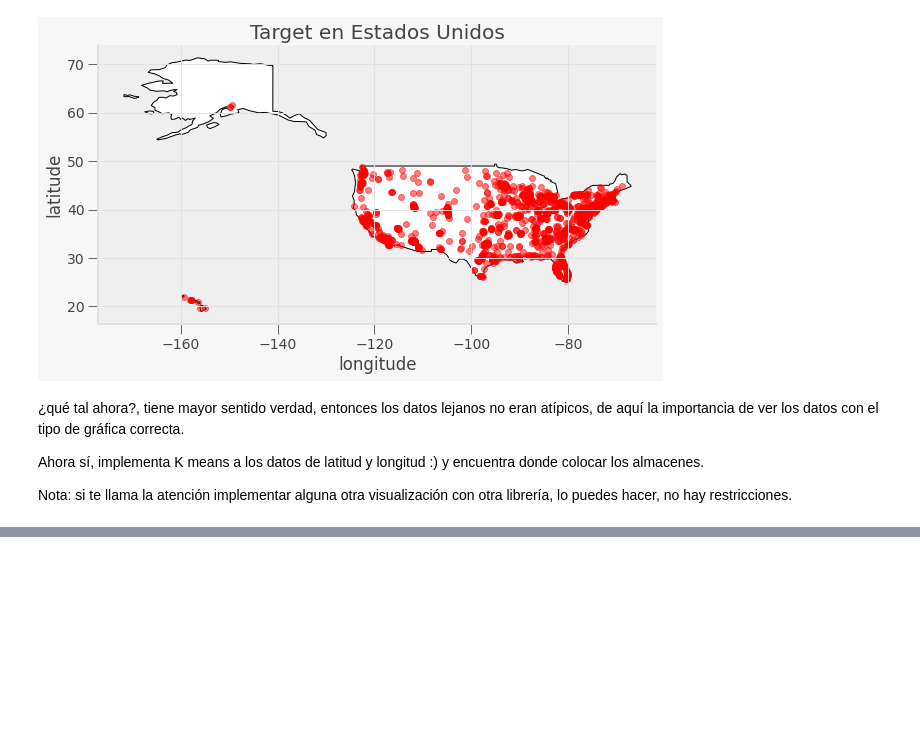
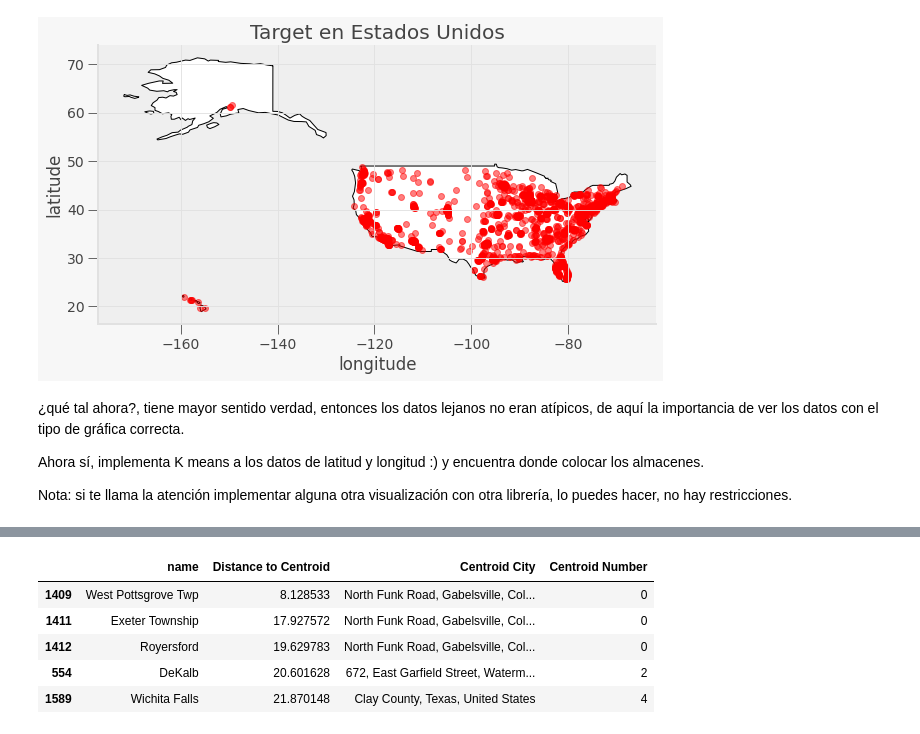
Before and after one commit to PosgradoMNA/actividades-de-aprendizaje-rafaelsangarcia, a Jupyter notebook: Semana9/Actividad/Kmeans_A01182780.ipynb, the cells around one changed output, grey strips where cells are left out. Saved outputs shown, nothing was run; the diff lists cells and outputs as text; code cells hidden in the pictures; blank space fills up the shorter version.

```diff
--- a/Semana9/Actividad/Kmeans_A01182780.ipynb
+++ b/Semana9/Actividad/Kmeans_A01182780.ipynb
@@ -220,0 +381,36 @@ Nota: si te llama la atención implementar alguna otra visualización con otra l
+# %%
+df_centroids['LatLon_Together'] = [(x, y) for x, y in zip(df_centroids['longitude'], df_centroids['latitude'])]
+# %%
+from math import radians, cos, sin, asin, sqrt
+
+def haversine(lon1, lat1, lon2, lat2):
+    '''
+    Calculate the great circle distance between two points
+    on the earth (specified in decimal degrees)
+    '''
+    #convert decimal degrees to radians
+    lon1, lat1, lon2, lat2 = map(radians, [lon1, lat1, lon2, lat2])
+
+    # haversine formula
+    dlon = lon2 - lon1
+    dlat = lat2 - lat1
+    a = sin(dlat/2)**2 + cos(lat1) * cos(lat2) * sin(dlon/2)**2
+    c = 2 * asin(sqrt(a))
+    r = 6371 # Radius of earth in kilometers. Use 3956 for miles
+    return c * r
+
+# calculate distance between each centroid and its closest citv
+for index, row in df.iterrows():
+    cluster = df_centroids.iloc[row['Centroid Number']]
+    long, lat = cluster ['LatLon_Together']
+    df.loc[index, 'Distance to Centroid'] = haversine(row['longitude'], row['latitude'], long, lat)
+    df.loc[index, 'Centroid City'] = cluster['Centroid City']
+# %%
+df[['name','Distance to Centroid','Centroid City','Centroid Number']].sort_values(by='Distance to Centroid', ascending=True).head()
+# %% [output]
+|  | name | Distance to Centroid | Centroid City | Centroid Number |
+| 1409 | West Pottsgrove Twp | 8.128533 | North Funk Road, Gabelsville, Col... | 0 |
+| 1411 | Exeter Township | 17.927572 | North Funk Road, Gabelsville, Col... | 0 |
+| 1412 | Royersford | 19.629783 | North Funk Road, Gabelsville, Col... | 0 |
+| 554 | DeKalb | 20.601628 | 672, East Garfield Street, Waterm... | 2 |
+| 1589 | Wichita Falls | 21.870148 | Clay County, Texas, United States | 4 |
```
Also changed, not shown: parts of 20 cells of this notebook.
